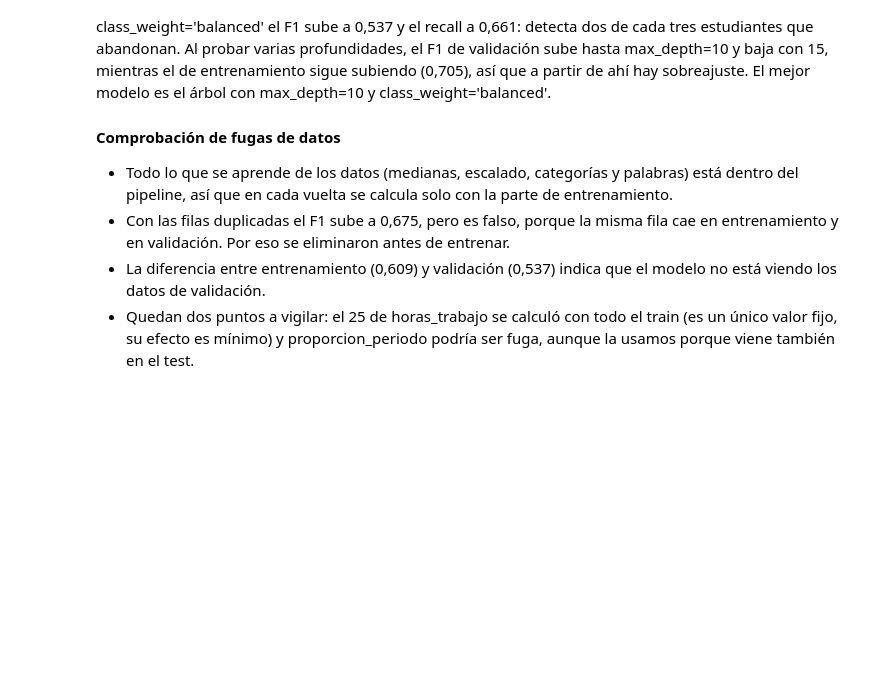
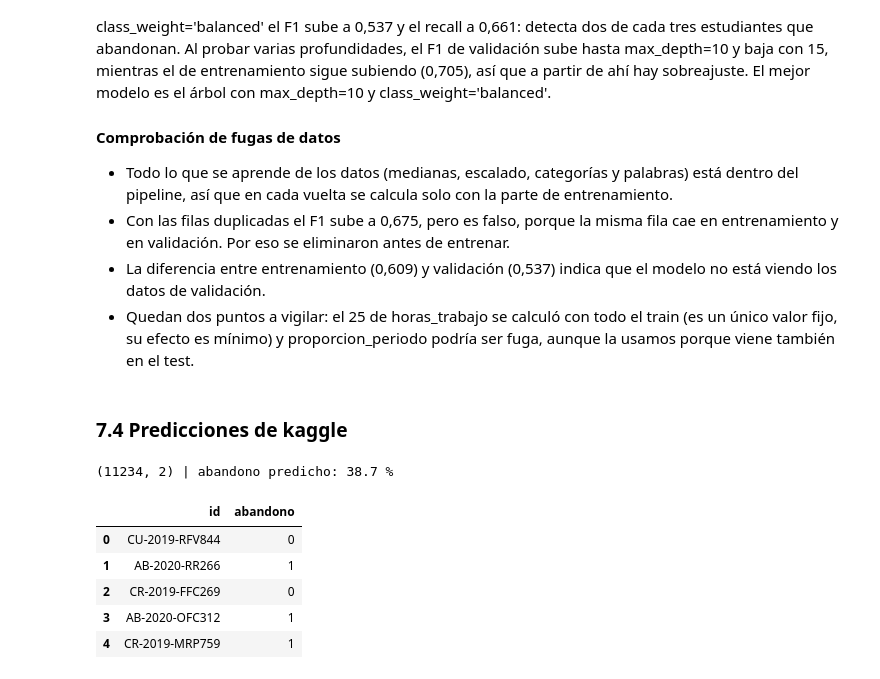
Before and after one commit to alfquito0206/data-mining-2026, a Jupyter notebook: practica-01/Práctica 1 - Análisis, procesamiento y validación .ipynb, the cells around one changed output. Drawn from its saved outputs; the diff is of its cells as text; code cells hidden in the pictures; blank space fills up the shorter version.

Commit message:
vf-fina-predicciones kaggle

```diff
--- a/practica-01/Práctica 1 - Análisis, procesamiento y validación .ipynb
+++ b/practica-01/Práctica 1 - Análisis, procesamiento y validación .ipynb
@@ -1685,3 +1685,24 @@ El árbol sin límite memoriza los datos: F1 de 1,0 en entrenamiento y de 0,448
 * Con las filas duplicadas el F1 sube a 0,675, pero es falso, porque la misma fila cae en entrenamiento y en validación. Por eso se eliminaron antes de entrenar.
 * La diferencia entre entrenamiento (0,609) y validación (0,537) indica que el modelo no está viendo los datos de validación.
 * Quedan dos puntos a vigilar: el 25 de horas_trabajo se calculó con todo el train (es un único valor fijo, su efecto es mínimo) y proporcion_periodo podría ser fuga, aunque la usamos porque viene también en el test.
+# %% [markdown]
+### 7.4 Predicciones de kaggle
+# %%
+# modelo final: el mejor de la validación, entrenado con todos los datos sin duplicados
+modelo_final = clone(pipeline).set_params(modelo__max_depth=10, modelo__class_weight='balanced')
+modelo_final.fit(X, y)
+
+# predicciones para el test en el formato de sample_submission (id, abandono)
+prediccion = pd.DataFrame({'id': df_test['id'], 'abandono': modelo_final.predict(df_test)})
+prediccion.to_csv('prediccion_kaggle.csv', index=False)
+
+print(prediccion.shape, '| abandono predicho:', round(prediccion['abandono'].mean() * 100, 1), '%')
+prediccion.head()
+# %% [output]
+(11234, 2) | abandono predicho: 38.7 %
+|  | id | abandono |
+| 0 | CU-2019-RFV844 | 0 |
+| 1 | AB-2020-RR266 | 1 |
+| 2 | CR-2019-FFC269 | 0 |
+| 3 | AB-2020-OFC312 | 1 |
+| 4 | CR-2019-MRP759 | 1 |
```
Also changed, not shown: 1 other file.
